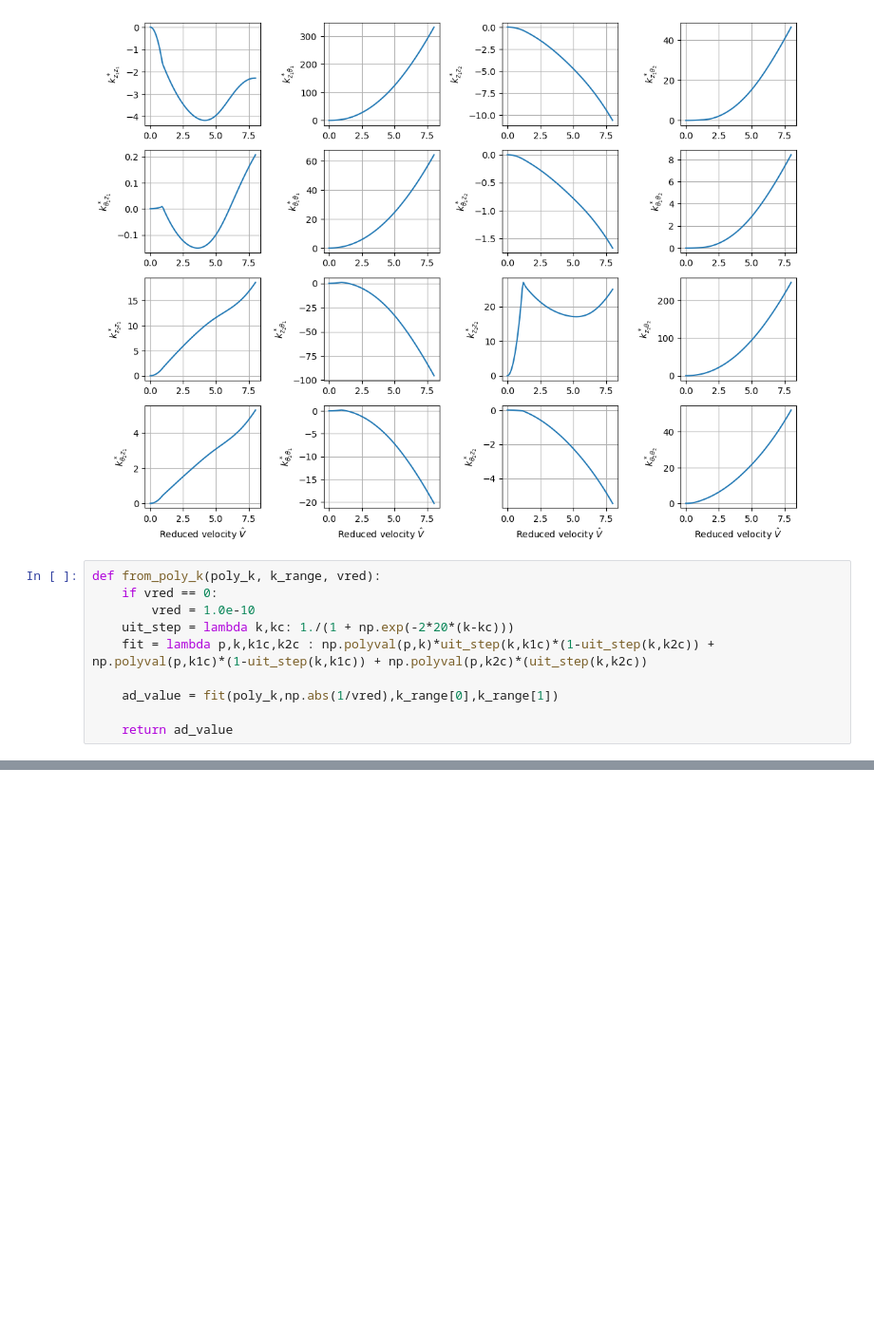
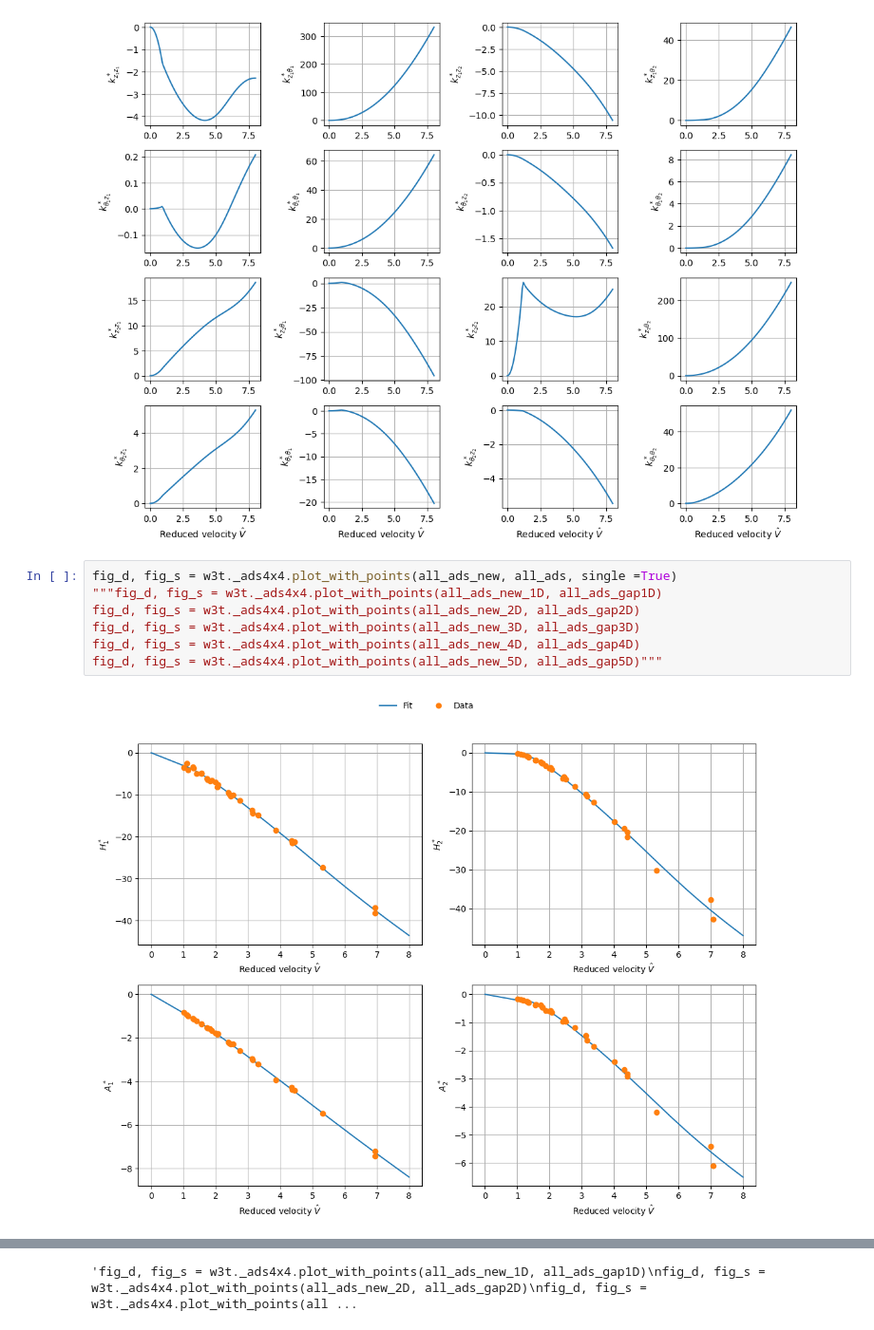
Before and after one commit to lineHRosland/FV_windtunnel_buffeting_flutter, a Jupyter notebook: HAR_INT/AD_tandem_notebook.ipynb, the cells around one changed output, grey strips where cells are left out. Shown at 95% size. Drawn from its saved outputs; the diff is of its cells as text; blank space fills up the shorter version.

```diff
--- a/HAR_INT/AD_tandem_notebook.ipynb
+++ b/HAR_INT/AD_tandem_notebook.ipynb
@@ -757,13 +757,12 @@ all_ads_new_5D.plot(fig_damping = fig_damping, fig_stiffness=fig_stiffness, mode
 [figure]
 [figure]
 [figure]
-# %%
-def from_poly_k(poly_k, k_range, vred):
-    if vred == 0:
-        vred = 1.0e-10
-    uit_step = lambda k,kc: 1./(1 + np.exp(-2*20*(k-kc)))
-    fit = lambda p,k,k1c,k2c : np.polyval(p,k)*uit_step(k,k1c)*(1-uit_step(k,k2c)) + np.polyval(p,k1c)*(1-uit_step(k,k1c)) + np.polyval(p,k2c)*(uit_step(k,k2c))
-
-    ad_value = fit(poly_k,np.abs(1/vred),k_range[0],k_range[1])
-
-    return ad_value
+# %%
+fig_d, fig_s = w3t._ads4x4.plot_with_points(all_ads_new, all_ads, single =True)
+"""fig_d, fig_s = w3t._ads4x4.plot_with_points(all_ads_new_1D, all_ads_gap1D)
+fig_d, fig_s = w3t._ads4x4.plot_with_points(all_ads_new_2D, all_ads_gap2D)
+fig_d, fig_s = w3t._ads4x4.plot_with_points(all_ads_new_3D, all_ads_gap3D)
+fig_d, fig_s = w3t._ads4x4.plot_with_points(all_ads_new_4D, all_ads_gap4D)
+fig_d, fig_s = w3t._ads4x4.plot_with_points(all_ads_new_5D, all_ads_gap5D)"""
+# %% [output]
+[figure, added]
@@ -769,0 +770 @@ def from_poly_k(poly_k, k_range, vred):
+'fig_d, fig_s = w3t._ads4x4.plot_with_points(all_ads_new_1D, all_ads_gap1D)\nfig_d, fig_s = w3t._ads4x4.plot_with_points(all_ads_new_2D, all_ads_gap2D)\nfig_d, fig_s = w3t._ads4x4.plot_with_points(all ...
```
Also changed, not shown: parts of 1 cell of this notebook, 12 other files.
